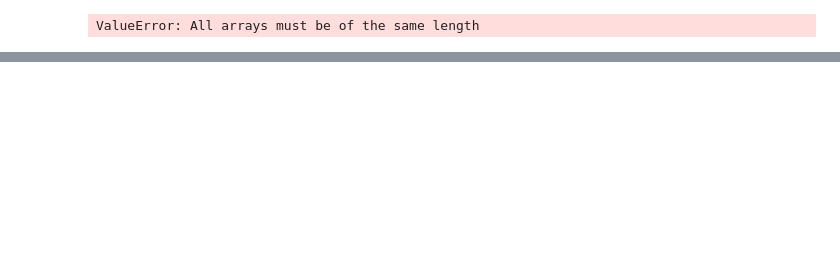
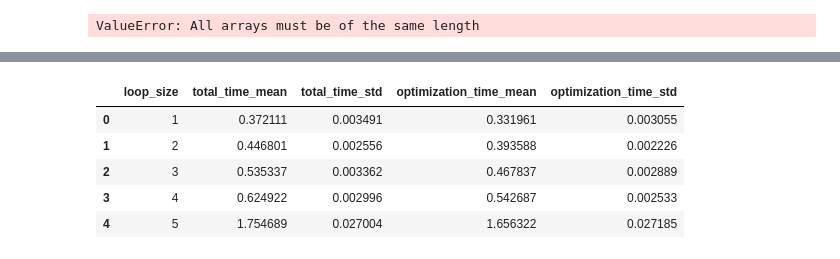
Before and after one commit to ishikaghosh2201/Mapper-Loss-Computation, a Jupyter notebook: torus_line.ipynb, the cells around one changed output, grey strips where cells are left out. Saved outputs shown, nothing was run; the diff lists cells and outputs as text; code cells hidden in the pictures; blank space fills up the shorter version.

```diff
--- a/torus_line.ipynb
+++ b/torus_line.ipynb
@@ -146,0 +136,9 @@ plt.savefig("torus_line_benchmark.png")
+# %%
+df2.head()
+# %% [output]
+|  | loop_size | total_time_mean | total_time_std | optimization_time_mean | optimization_time_std |
+| 0 | 1 | 0.372111 | 0.003491 | 0.331961 | 0.003055 |
+| 1 | 2 | 0.446801 | 0.002556 | 0.393588 | 0.002226 |
+| 2 | 3 | 0.535337 | 0.003362 | 0.467837 | 0.002889 |
+| 3 | 4 | 0.624922 | 0.002996 | 0.542687 | 0.002533 |
+| 4 | 5 | 1.754689 | 0.027004 | 1.656322 | 0.027185 |
```
Also changed, not shown: parts of 8 cells of this notebook, 2 other files.
